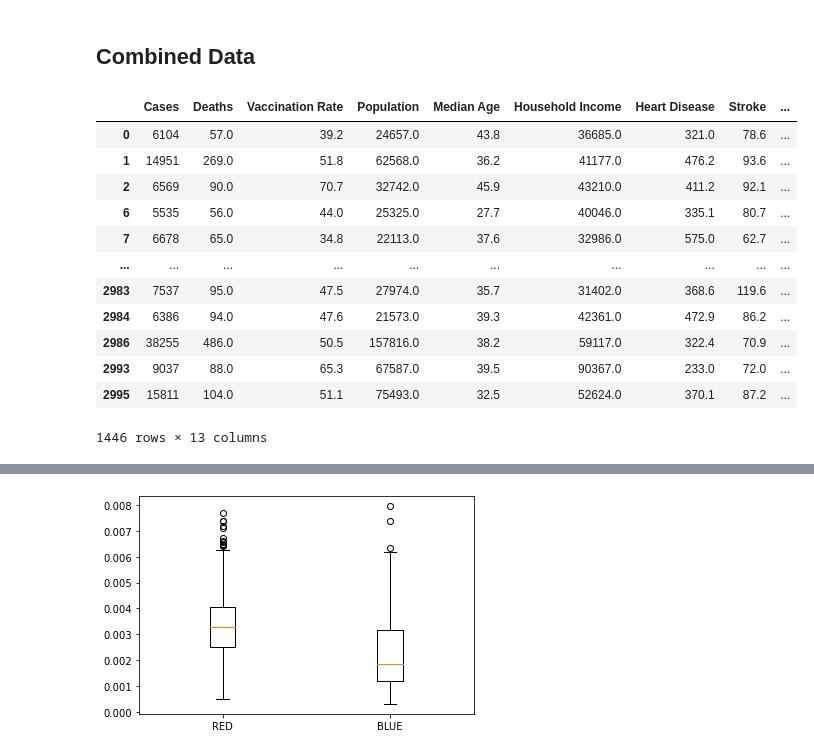
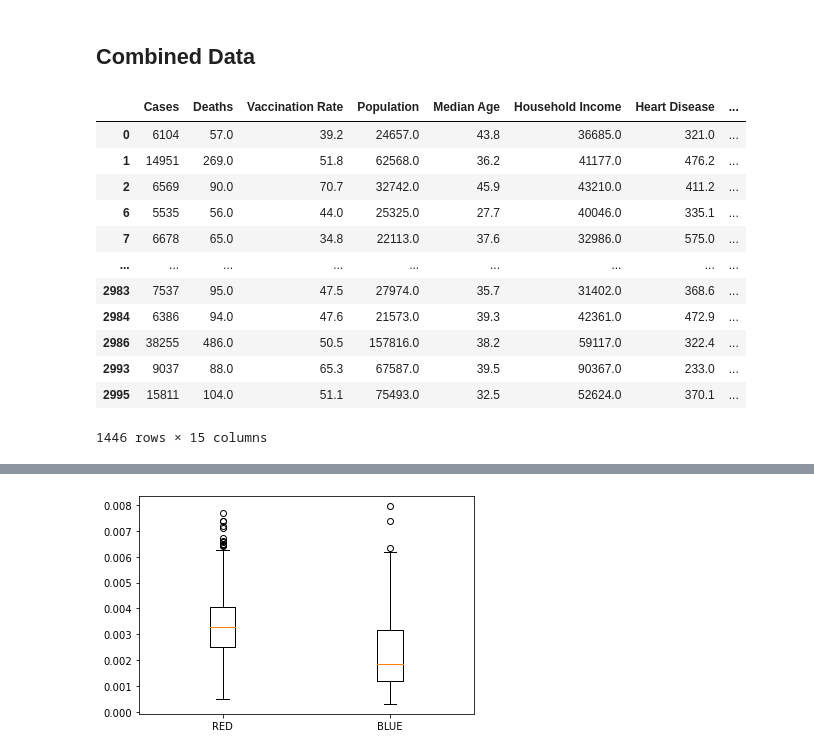
Before and after one commit to CarlaLorenteAnon/project-1, a Jupyter notebook: datagather.ipynb, the cells around one changed output, grey strips where cells are left out. Saved outputs shown, nothing was run; the diff lists cells and outputs as text; code cells hidden in the pictures.

Commit message:
Added heatmpas, linechart of covid cases per date and modified slightly the merged_df to contain latitude and longitude

```diff
--- a/datagather.ipynb
+++ b/datagather.ipynb
@@ -167,7 +168,7 @@ covid_total.describe()
 ## General Health Data
 # %%
 # Defining function for cleaning up data from chronicdata.cdc.gov
-def makehealthcsv(x, colname):
+def makehealthcsv(x, colname, boolean_whether_you_want_latitude):
 
     # Filter
     x = x[(x['Stratification1'] == 'Overall') &  (x['Stratification2'] == 'Overall')]
@@ -176,9 +177,13 @@ def makehealthcsv(x, colname):
     x = x[x["LocationAbbr"].isin(us_state_abbrev)]
     x['county'] = x['LocationDesc'] + ', ' + x['LocationAbbr'].apply(lambda x: us_state_abbrev[x])
     x['county'] = x['county'].str.replace(' County', '').str.replace(' Parish', '')
+    if boolean_whether_you_want_latitude:
+        x = x[['county','Data_Value', 'Y_lat', 'X_lon']].dropna() #CARLA - Changed 02/03/2022 to add latitude and longitude
+    else:
+        x = x[['county','Data_Value']].dropna()
 
     # Drop missing data, duplicates, and rename column of interest
-    x = x[['county','Data_Value']].dropna()
+    #x = x[['county','Data_Value', 'Y_lat', 'X_lon']].dropna() #CARLA - Changed 02/03/2022 to add latitude and longitude
     x.rename(columns = {'Data_Value' : colname}, inplace=True)
     x.drop_duplicates('county', inplace=True)
     x.set_index('county', inplace=True)
@@ -186,6 +191,6 @@ def makehealthcsv(x, colname):
     return x
 # %%
 # Heart disease data by county
-heart_disease = makehealthcsv(pd.read_csv("resources/Heart-Disease-by-County.csv"), 'Heart Disease')
+heart_disease = makehealthcsv(pd.read_csv("resources/Heart-Disease-by-County.csv"), 'Heart Disease', True)
 heart_disease
 # %% [output]
@@ -219,6 +224,6 @@ heart_disease.describe()
 # %%
 # Stroke data by county
-stroke = makehealthcsv(pd.read_csv("resources/Stroke-by-County.csv"), 'Stroke')
+stroke = makehealthcsv(pd.read_csv("resources/Stroke-by-County.csv"), 'Stroke', False)
 stroke
 # %% [output]
 |  | Stroke |
@@ -409,41 +414,49 @@ Name: party, dtype: int64
 # %%
 # Concatenate above dataframes
 merged_df = pd.concat([covid_total, vaccine, census, heart_disease, stroke, party_df], join='inner', axis=1)
 merged_df.dropna(inplace=True)
 merged_df.reset_index(inplace=True)
 
 # Split county and state name into separate columns for future analysis
 merged_df[['County','State']] = merged_df.county.str.split(", ",expand=True)
 merged_df.drop(columns=['county'], inplace=True)
 
 # New columns for cases and death by capita
 merged_df['Cases per Capita'] = merged_df['cases']/merged_df['Population']
 merged_df['Deaths per Capita'] = merged_df['deaths']/merged_df['Population']
 
 # Rename columns and save to csv
 merged_df.rename(columns = {'cases' : 'Cases', 'deaths' : 'Deaths', 'party': 'Party'}, inplace=True)
 merged_df.to_csv('resources/full_data.csv', index=False)
 
 # Filtering out very small and large counties by population and save in separate csv
 merged_df.drop(merged_df.loc[merged_df['Population'] < 20000].index, inplace = True)
 merged_df.drop(merged_df.loc[merged_df['Population'] > 200000].index, inplace = True)
-merged_df.to_csv('resources/data.csv', index=False)
+
+#Carla Additions 02/03/2022 - Drop repetitive lat and long and rename
+#merged_df.drop(["Y_lat_x"], axis = 1, inplace=True)
+#merged_df.drop(["X_lon_x"], axis = 1, inplace=True)
+merged_df.rename(columns = {'Y_lat' : "Y_Latitude"}, inplace = True)
+merged_df.rename(columns = {'X_lon' : "X_Longitude"}, inplace = True)
+
+
+#merged_df.to_csv('resources/data.csv', index=False)
 
 merged_df
 # %% [output]
-|  | Cases | Deaths | Vaccination Rate | Population | Median Age | Household Income | Heart Disease | Stroke | ... |
-| 0 | 6104 | 57.0 | 39.2 | 24657.0 | 43.8 | 36685.0 | 321.0 | 78.6 | ... |
-| 1 | 14951 | 269.0 | 51.8 | 62568.0 | 36.2 | 41177.0 | 476.2 | 93.6 | ... |
-| 2 | 6569 | 90.0 | 70.7 | 32742.0 | 45.9 | 43210.0 | 411.2 | 92.1 | ... |
-| 6 | 5535 | 56.0 | 44.0 | 25325.0 | 27.7 | 40046.0 | 335.1 | 80.7 | ... |
-| 7 | 6678 | 65.0 | 34.8 | 22113.0 | 37.6 | 32986.0 | 575.0 | 62.7 | ... |
-| ... | ... | ... | ... | ... | ... | ... | ... | ... | ... |
-| 2983 | 7537 | 95.0 | 47.5 | 27974.0 | 35.7 | 31402.0 | 368.6 | 119.6 | ... |
-| 2984 | 6386 | 94.0 | 47.6 | 21573.0 | 39.3 | 42361.0 | 472.9 | 86.2 | ... |
-| 2986 | 38255 | 486.0 | 50.5 | 157816.0 | 38.2 | 59117.0 | 322.4 | 70.9 | ... |
-| 2993 | 9037 | 88.0 | 65.3 | 67587.0 | 39.5 | 90367.0 | 233.0 | 72.0 | ... |
-| 2995 | 15811 | 104.0 | 51.1 | 75493.0 | 32.5 | 52624.0 | 370.1 | 87.2 | ... |
+|  | Cases | Deaths | Vaccination Rate | Population | Median Age | Household Income | Heart Disease | ... |
+| 0 | 6104 | 57.0 | 39.2 | 24657.0 | 43.8 | 36685.0 | 321.0 | ... |
+| 1 | 14951 | 269.0 | 51.8 | 62568.0 | 36.2 | 41177.0 | 476.2 | ... |
+| 2 | 6569 | 90.0 | 70.7 | 32742.0 | 45.9 | 43210.0 | 411.2 | ... |
+| 6 | 5535 | 56.0 | 44.0 | 25325.0 | 27.7 | 40046.0 | 335.1 | ... |
+| 7 | 6678 | 65.0 | 34.8 | 22113.0 | 37.6 | 32986.0 | 575.0 | ... |
+| ... | ... | ... | ... | ... | ... | ... | ... | ... |
+| 2983 | 7537 | 95.0 | 47.5 | 27974.0 | 35.7 | 31402.0 | 368.6 | ... |
+| 2984 | 6386 | 94.0 | 47.6 | 21573.0 | 39.3 | 42361.0 | 472.9 | ... |
+| 2986 | 38255 | 486.0 | 50.5 | 157816.0 | 38.2 | 59117.0 | 322.4 | ... |
+| 2993 | 9037 | 88.0 | 65.3 | 67587.0 | 39.5 | 90367.0 | 233.0 | ... |
+| 2995 | 15811 | 104.0 | 51.1 | 75493.0 | 32.5 | 52624.0 | 370.1 | ... |
-1446 rows × 13 columns
+1446 rows × 15 columns
 # %%
 # Correlation matrix
 corr = merged_df.corr()
```
Also changed, not shown: parts of 24 cells of this notebook, 1 other file.
